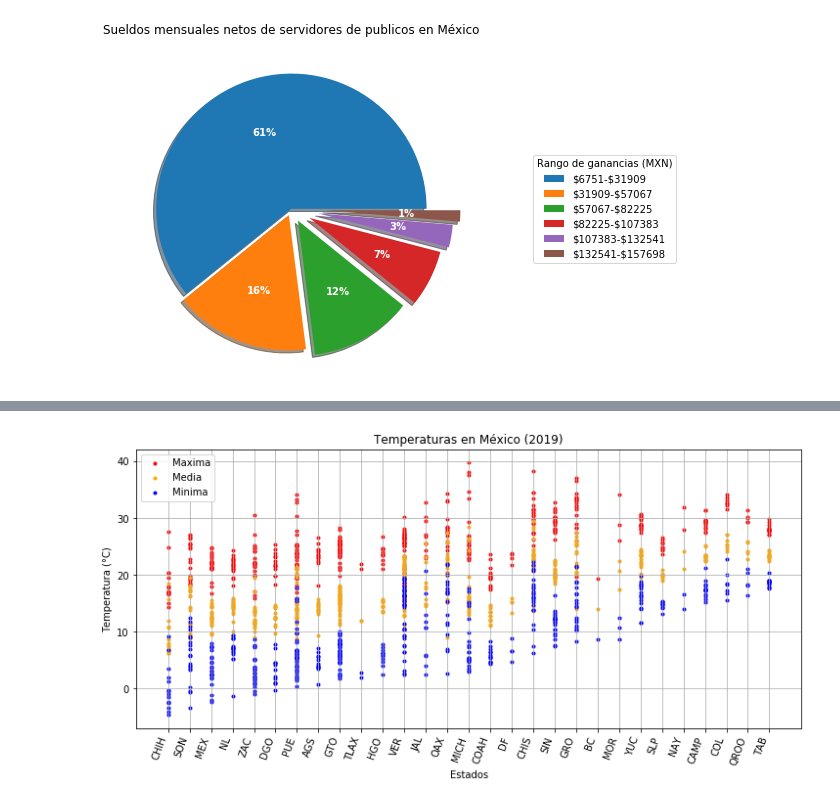
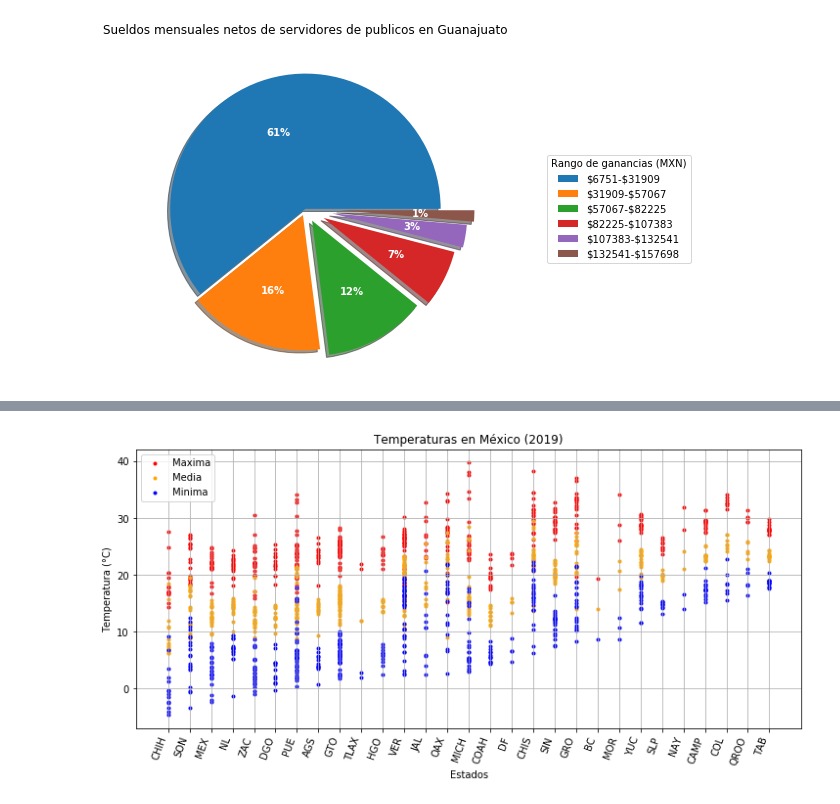
Before and after one commit to DCIDA2019/da2020-GabrielMissael, a Jupyter notebook: Semana3/Ejercicio_Semana3.ipynb, the cells around one changed output, grey strips where cells are left out. Cells and saved outputs as stored; diff of their text form; code cells hidden in the pictures.

```diff
--- a/Semana3/Ejercicio_Semana3.ipynb
+++ b/Semana3/Ejercicio_Semana3.ipynb
@@ -57,21 +52,21 @@ tabulador.describe()
 # %%
 fig, ax = plt.subplots(figsize=(10, 5), constrained_layout=True)
 
 labels = ["\$" + str(int(minimo+i*rango))+ "-\$"+str(int(minimo+(i+1)*rango)) for i in range(6)]
 
 wedges, texts, autotexts = ax.pie(y, explode = (0,0.05,0.1,0.15,0.2,0.25),
       autopct='%1.0f%%', shadow=True, textprops=dict(color="w"))
 
 ax.legend(wedges, labels,
           title="Rango de ganancias (MXN)",
           loc="center left",
           bbox_to_anchor=(1.2, 0, 0.5, 1))
 
-ax.set_title("Sueldos mensuales netos de servidores de publicos en México")
+ax.set_title("Sueldos mensuales netos de servidores de publicos en Guanajuato")
 plt.setp(autotexts, size=10, weight="bold")
 plt.show()
 # %% [output]
-[figure, old version]
+[figure, new version]
 # %%
 clima = clima.sort_values(by = "Tmin")
 clima.head()
```
Also changed, not shown: parts of 2 cells of this notebook, 52 other files.
